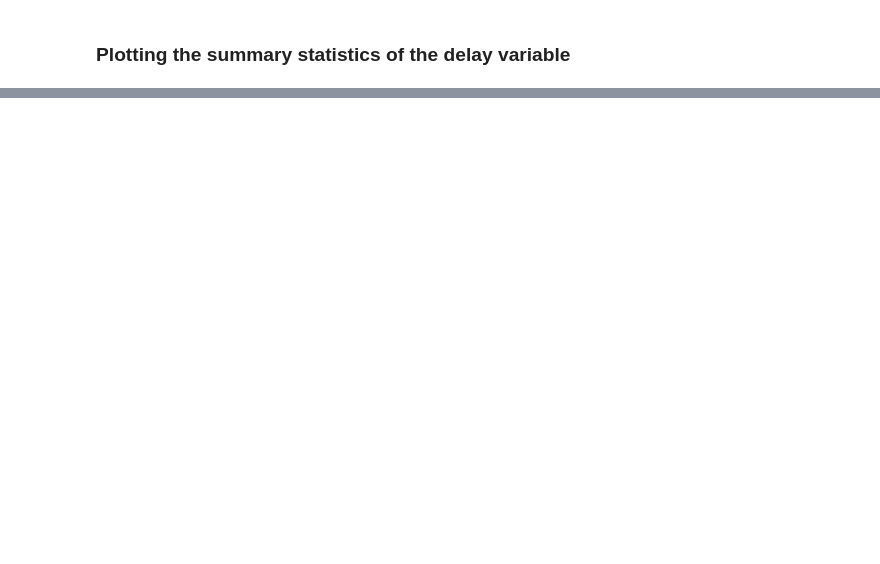
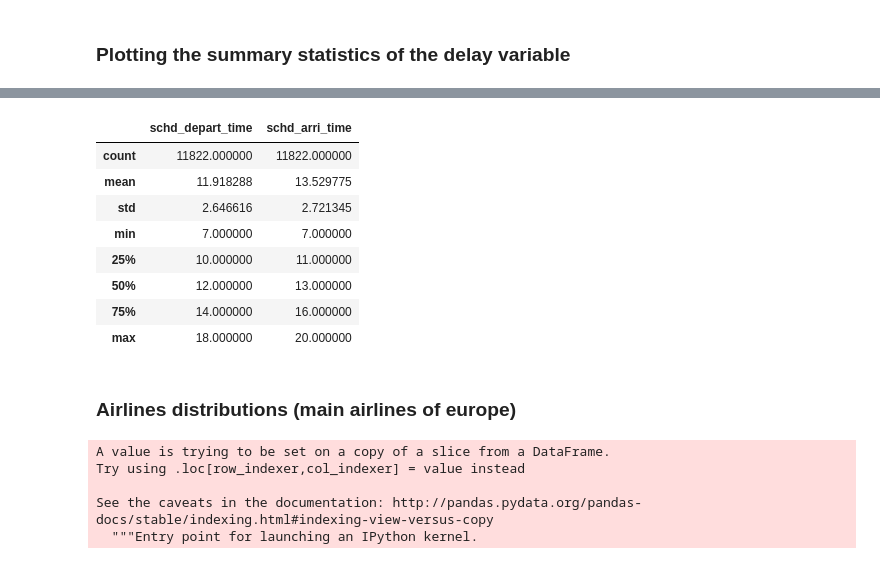
Before and after one commit to albertoabreu91/Airplanes_delay_project, a Jupyter notebook: your-project/data_visual.ipynb, the cells around one changed output, grey strips where cells are left out. Saved outputs shown, nothing was run; the diff lists cells and outputs as text; code cells hidden in the pictures; blank space fills up the shorter version.

```diff
--- a/your-project/data_visual.ipynb
+++ b/your-project/data_visual.ipynb
@@ -148,6 +154,10 @@ plt.show()
 # %%
 depart_hours = data['schd_depart_time'].dt.hour
 arri_hours = data['schd_arri_time'].dt.hour
+# %%
+df_hours_eu = pd.DataFrame([depart_hours, arri_hours])
+# %%
+df_hours_eu = df_hours_eu.transpose()
 # %%
 fig, [ax1, ax2] = plt.subplots(1,2, figsize=[16,8])
 fig.subplots_adjust(hspace=0.5)
@@ -190,0 +177,14 @@ Name: schd_depart_time, Length: 5908, dtype: float64
+# %%
+df_hours_eu.describe()
+# %% [output]
+|  | schd_depart_time | schd_arri_time |
+| count | 11822.000000 | 11822.000000 |
+| mean | 11.918288 | 13.529775 |
+| std | 2.646616 | 2.721345 |
+| min | 7.000000 | 7.000000 |
+| 25% | 10.000000 | 11.000000 |
+| 50% | 12.000000 | 13.000000 |
+| 75% | 14.000000 | 16.000000 |
+| max | 18.000000 | 20.000000 |
+# %% [markdown]
+### Airlines distributions (main airlines of europe)
@@ -190,0 +198,8 @@ Name: schd_depart_time, Length: 5908, dtype: float64
+# %%
+eu_airlines_top['per'] = eu_airlines_top['total_count'] / eu_airlines_top['total_count'].sum()
+# %% [output]
+A value is trying to be set on a copy of a slice from a DataFrame.
+Try using .loc[row_indexer,col_indexer] = value instead
+
+See the caveats in the documentation: http://pandas.pydata.org/pandas-docs/stable/indexing.html#indexing-view-versus-copy
+  """Entry point for launching an IPython kernel.
```
Also changed, not shown: parts of 25 cells of this notebook.
